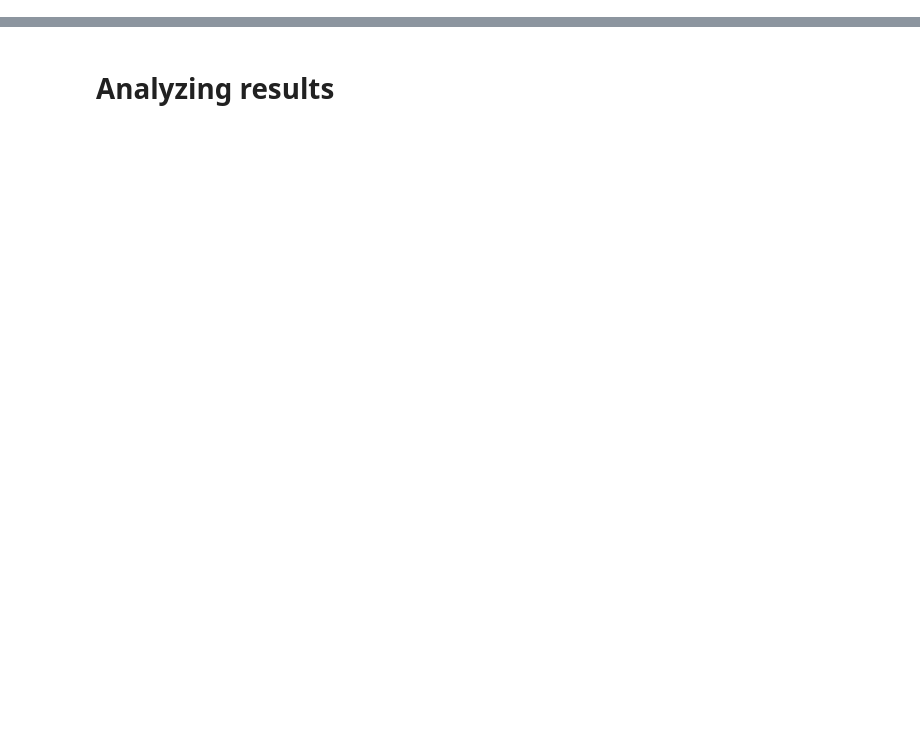
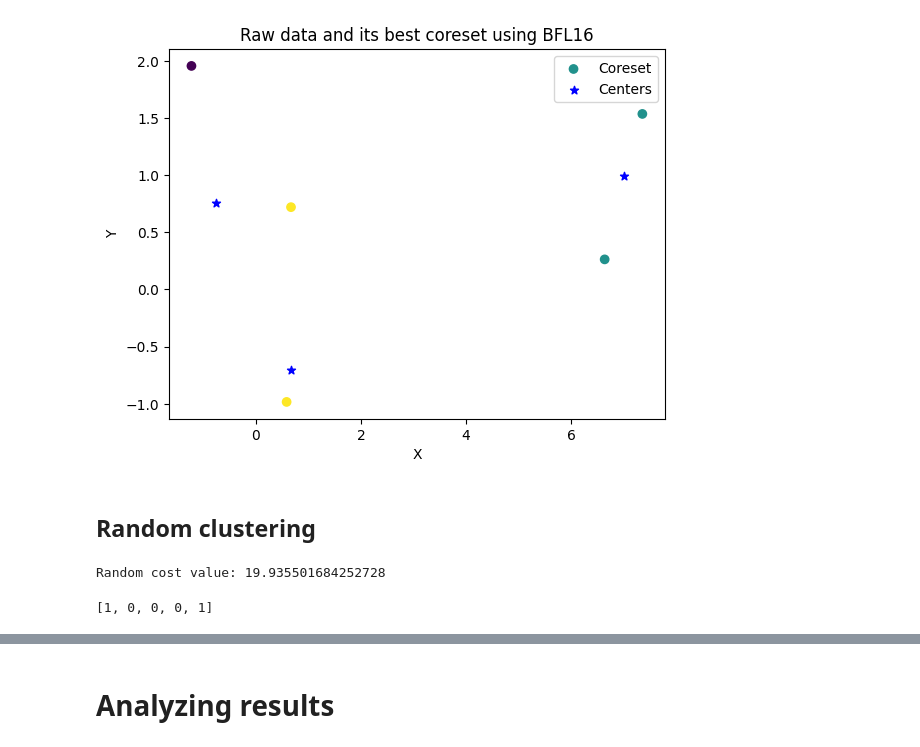
Before and after one commit to Boniface316/bigdata_vqa, a Jupyter notebook: Notebooks/3-means_toy_experiment.ipynb, the cells around one changed output, grey strips where cells are left out. Saved outputs shown, nothing was run; the diff lists cells and outputs as text; code cells hidden in the pictures; blank space fills up the shorter version.

```diff
--- a/Notebooks/3-means_toy_experiment.ipynb
+++ b/Notebooks/3-means_toy_experiment.ipynb
@@ -66,0 +108,31 @@ RuntimeError: NLOpt runtime error: nlopt failure
+# %%
+coreset_df["k"] = labels
+
+plt.scatter(coreset_df["X"], coreset_df["Y"], c=coreset_df["k"], label="Coreset", cmap='viridis')
+plt.scatter(centers[:, 0], centers[:, 1], label="Centers", color="b", marker="*")
+
+plt.xlabel("X")
+plt.ylabel("Y")
+plt.title("Raw data and its best coreset using BFL16")
+plt.legend()
+plt.show()
+# %% [output]
+[figure, added]
+# %% [markdown]
+## Random clustering
+# %%
+K3MeansRandom = K3MeansClusteringRandom(number_of_qubits_representing_data=number_of_qubits_representing_data_point)
+centers = K3MeansRandom.get_cluster_centers(
+    coreset_df=coreset_df, vector_columns=["X", "Y"], weight_columns="weights"
+)
+
+random_cost,labels = K3MeansRandom.get_3means_cost(coreset_vectors, centers)
+
+
+print(f"Random cost value: {random_cost}")
+# %% [output]
+Random cost value: 19.935501684252728
+# %%
+labels
+# %% [output]
+[1, 0, 0, 0, 1]
```
Also changed, not shown: parts of 17 cells of this notebook, 6 other files.
